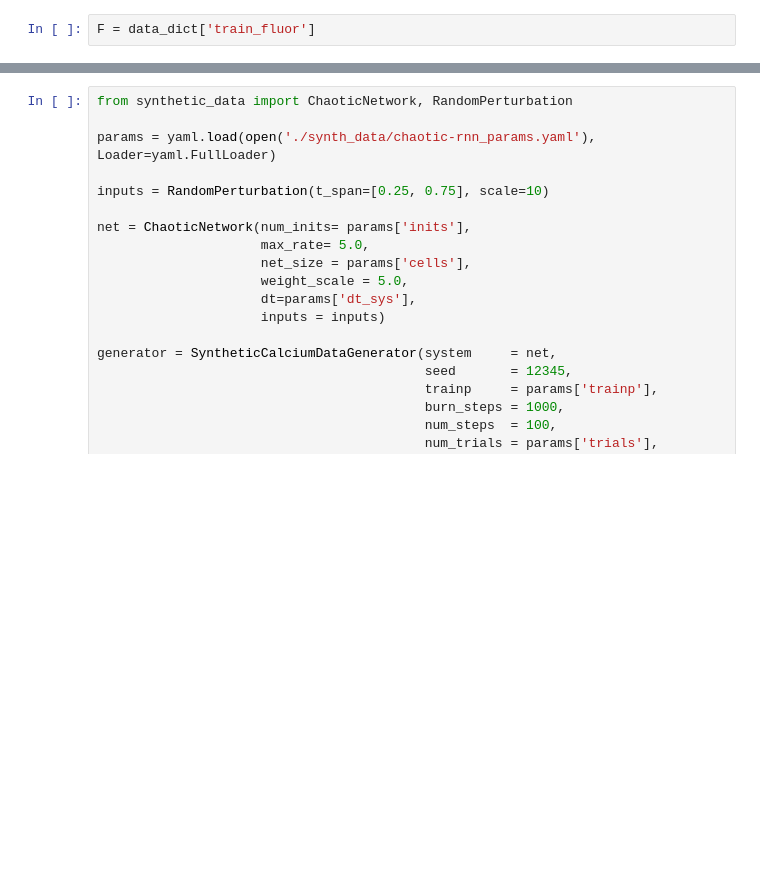
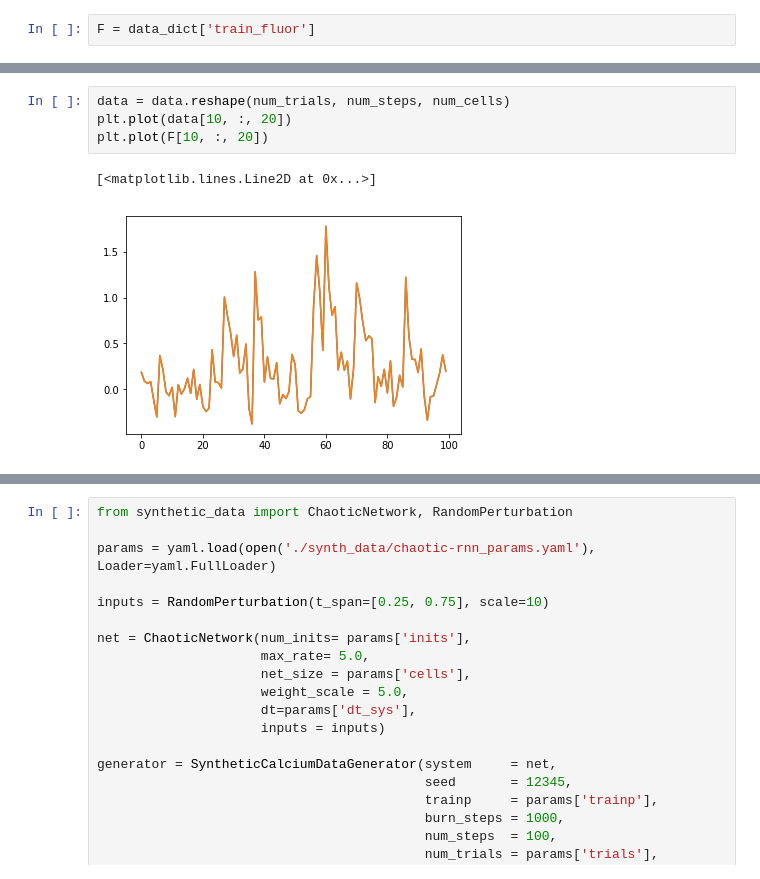
Before and after one commit to lyprince/hierarchical_lfads, a Jupyter notebook: synthetic_data.ipynb, the cells around one changed output, grey strips where cells are left out. Drawn from its saved outputs; the diff is of its cells as text; blank space fills up the shorter version.

```diff
--- a/synthetic_data.ipynb
+++ b/synthetic_data.ipynb
@@ -87,0 +113,7 @@ plt.colorbar()
+# %%
+data = data.reshape(num_trials, num_steps, num_cells)
+plt.plot(data[10, :, 20])
+plt.plot(F[10, :, 20])
+# %% [output]
+[<matplotlib.lines.Line2D at 0x...>]
+[figure, added]
```
Also changed, not shown: parts of 11 cells of this notebook, 4 other files.
